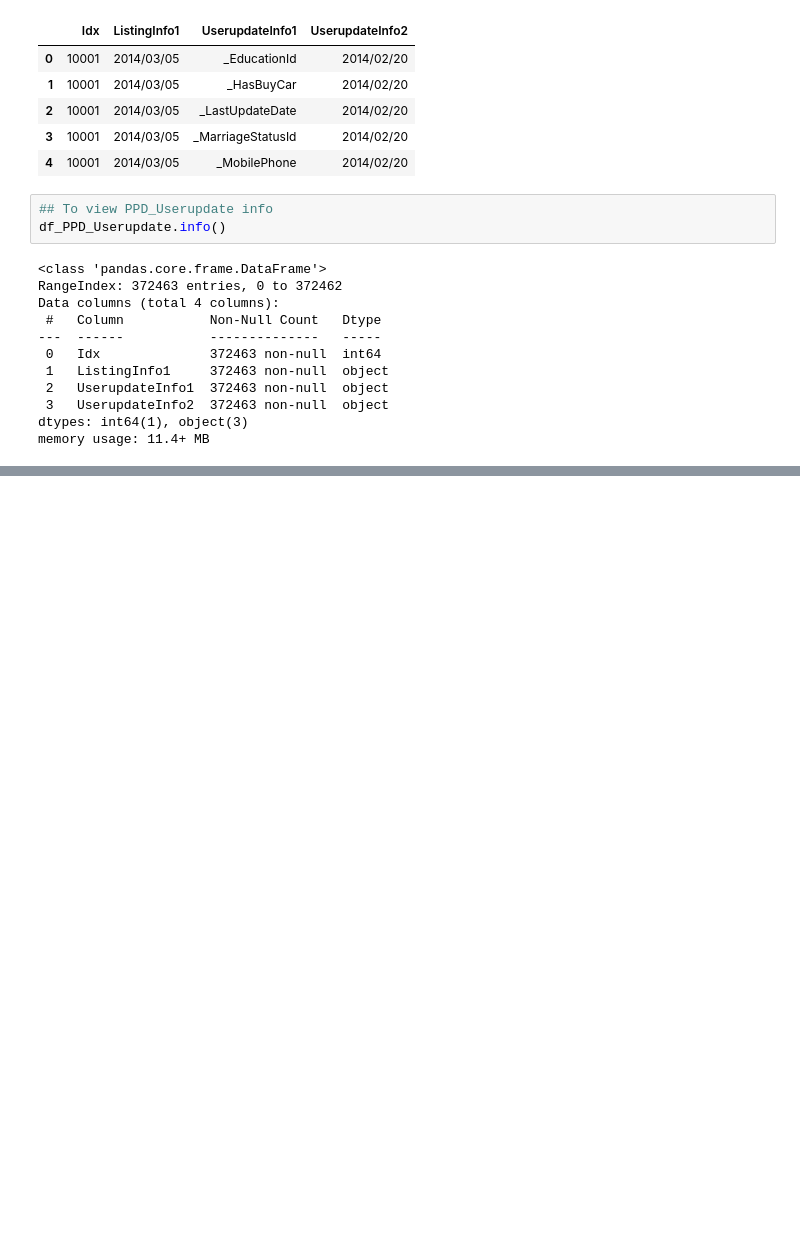
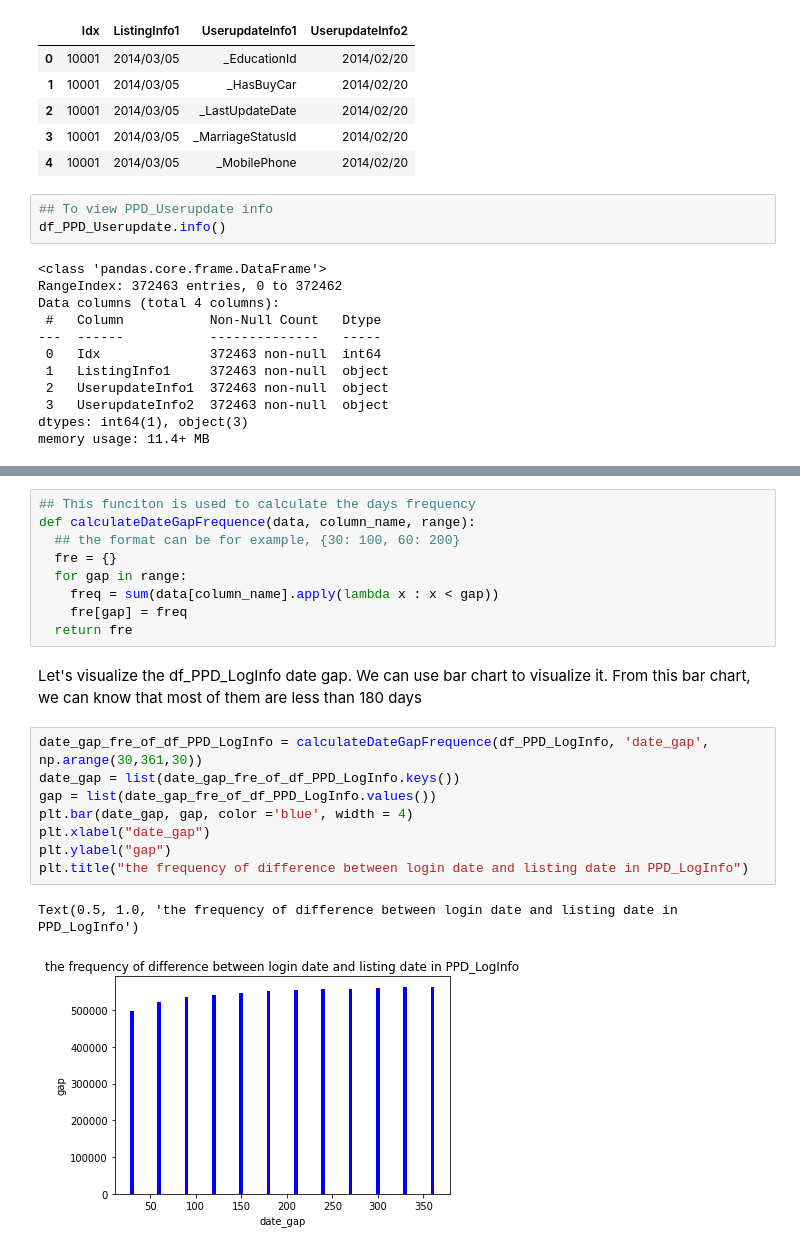
Before and after one commit to yeb2Binfang/ECE-GY6143, a Jupyter notebook: Project/Credit_score.ipynb, the cells around one changed output, grey strips where cells are left out. Saved outputs shown, nothing was run; the diff lists cells and outputs as text; blank space fills up the shorter version.

```diff
--- a/Project/Credit_score.ipynb
+++ b/Project/Credit_score.ipynb
@@ -359,0 +461,22 @@ memory usage: 11.4+ MB
+# %%
+## This funciton is used to calculate the days frequency
+def calculateDateGapFrequence(data, column_name, range):
+  ## the format can be for example, {30: 100, 60: 200}
+  fre = {}
+  for gap in range:
+    freq = sum(data[column_name].apply(lambda x : x < gap))
+    fre[gap] = freq
+  return fre
+# %% [markdown]
+Let's visualize the df_PPD_LogInfo date gap. We can use bar chart to visualize it. From this bar chart, we can know that most of them are less than 180 days
+# %%
+date_gap_fre_of_df_PPD_LogInfo = calculateDateGapFrequence(df_PPD_LogInfo, 'date_gap', np.arange(30,361,30))
+date_gap = list(date_gap_fre_of_df_PPD_LogInfo.keys())
+gap = list(date_gap_fre_of_df_PPD_LogInfo.values())
+plt.bar(date_gap, gap, color ='blue', width = 4)
+plt.xlabel("date_gap")
+plt.ylabel("gap")
+plt.title("the frequency of difference between login date and listing date in PPD_LogInfo")
+# %% [output]
+Text(0.5, 1.0, 'the frequency of difference between login date and listing date in PPD_LogInfo')
+[figure, added]
```
Also changed, not shown: parts of 16 cells of this notebook.
